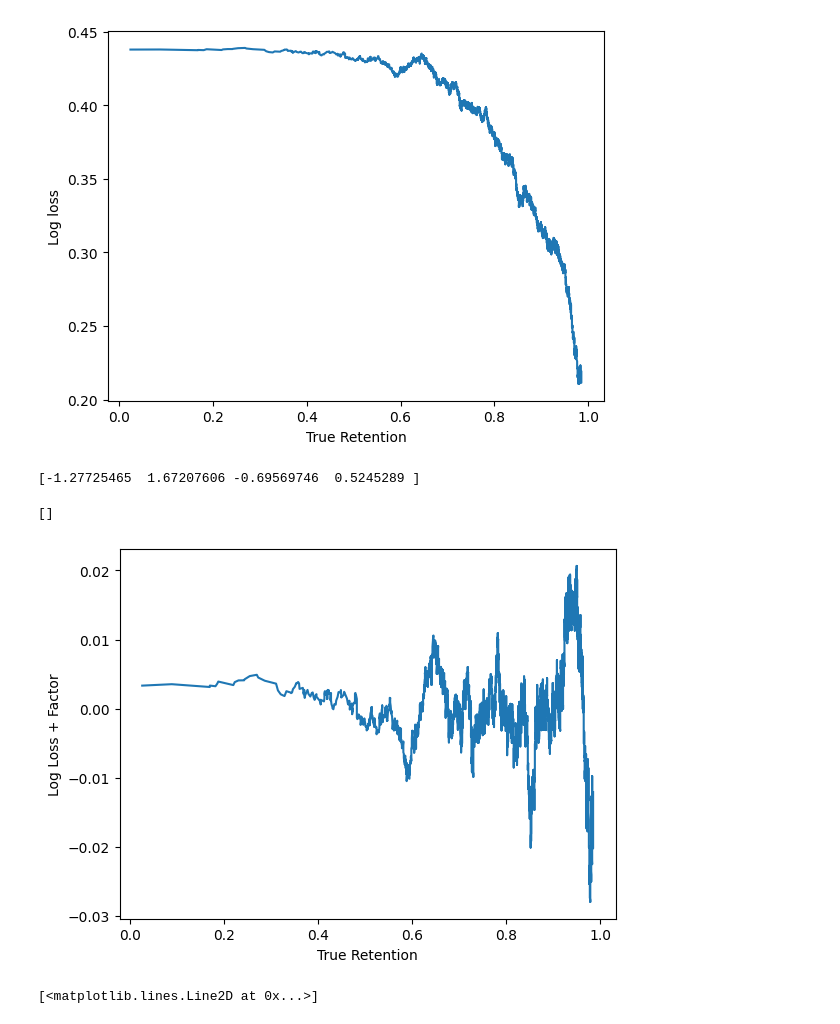
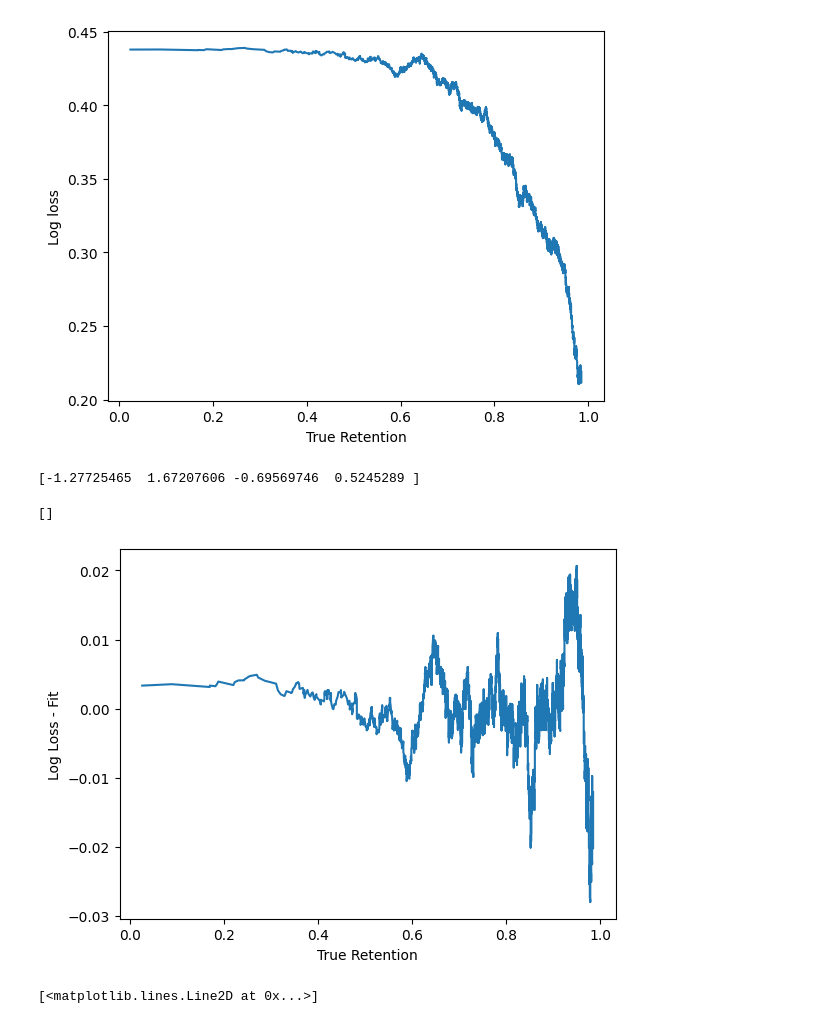
Before and after one commit to open-spaced-repetition/Anki-button-usage, a Jupyter notebook: loss-to-retention.ipynb, the cells around one changed output. Saved outputs shown, nothing was run; the diff lists cells and outputs as text; code cells hidden in the pictures.

```diff
--- a/loss-to-retention.ipynb
+++ b/loss-to-retention.ipynb
@@ -54,29 +54,29 @@ ax.plot()
 # %%
 ax = plt.axes()
 
 coefficients = np.polyfit(x, y, 3)
 print(coefficients)
 
 def retention_factor(r, x):
     return x - np.polyval(coefficients, r)
 
-loss = retention_factor(x, y)
+adjusted_loss = retention_factor(x, y)
 
 ax.plot(
     x[:10000-bin_size],
     moving_average(
-        loss,
+        adjusted_loss,
         bin_size,
     ),
 )
 ax.set_xlabel("True Retention")
 ax.set_ylabel("Log Loss - Fit")
 
 ax.plot()
 # %% [output]
 [-1.27725465  1.67207606 -0.69569746  0.5245289 ]
 []
-[figure, old version]
+[figure, new version]
 # %%
 ax = plt.axes()
 
```
Also changed, not shown: parts of 1 cell of this notebook.
